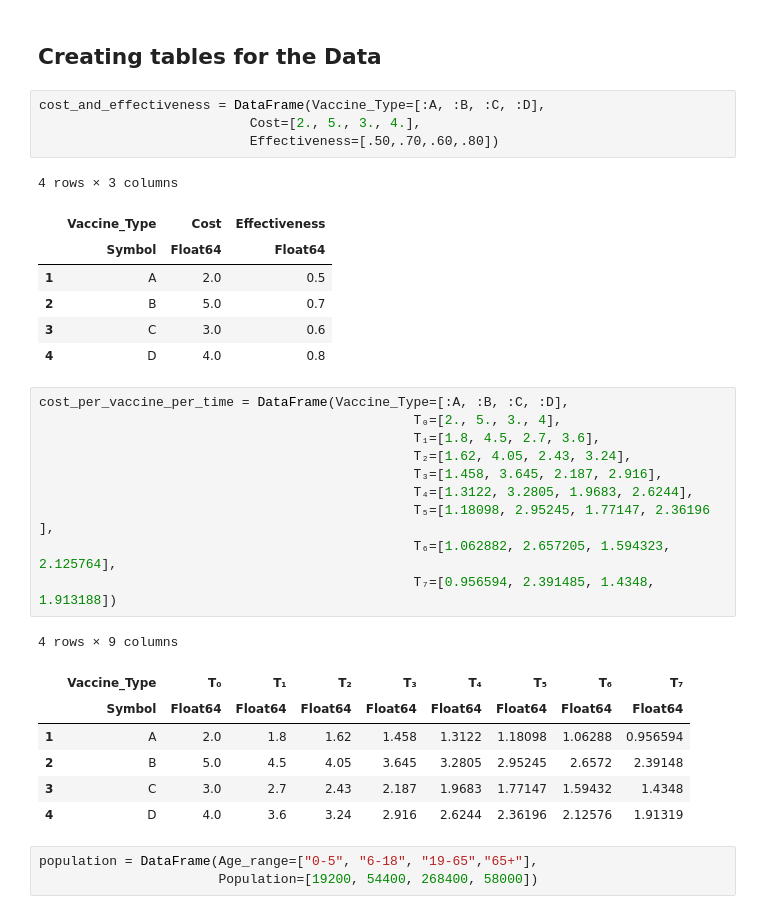
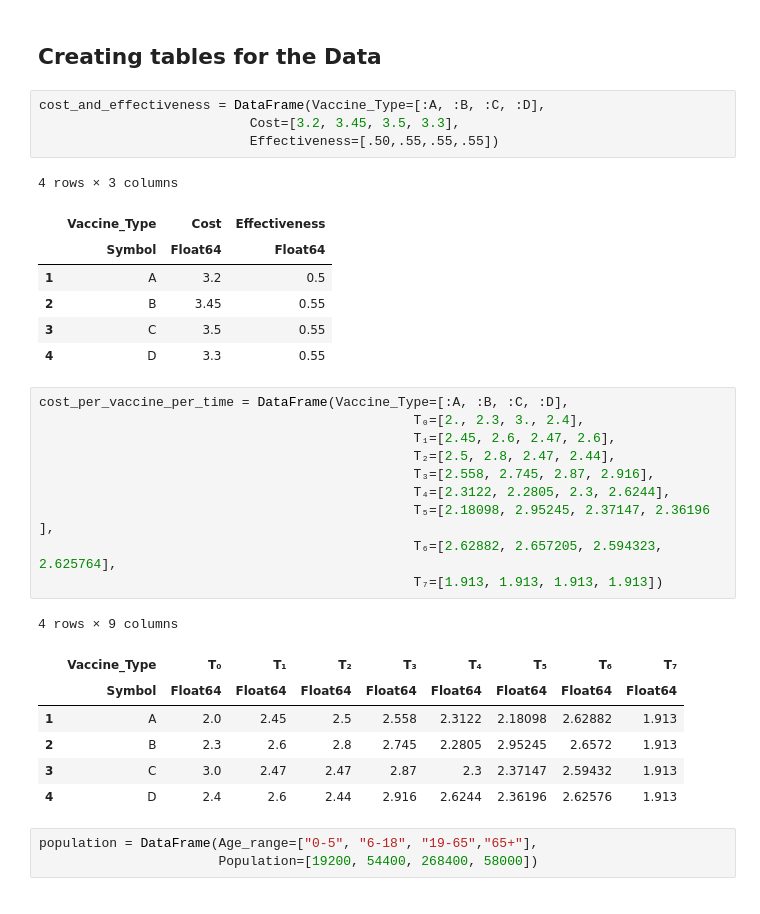
Before and after one commit to adubredu/dyn_project, a Jupyter notebook: tvilp.ipynb, the cells around one changed output. Drawn from its saved outputs; the diff is of its cells as text.

```diff
--- a/tvilp.ipynb
+++ b/tvilp.ipynb
@@ -8,34 +8,34 @@ using DataFrames
 ## Creating tables for the Data
 # %%
 cost_and_effectiveness = DataFrame(Vaccine_Type=[:A, :B, :C, :D],
-                           Cost=[2., 5., 3., 4.],
-                           Effectiveness=[.50,.70,.60,.80])
+                           Cost=[3.2, 3.45, 3.5, 3.3],
+                           Effectiveness=[.50,.55,.55,.55])
 # %% [output]
 4 rows × 3 columns
 |  | Vaccine_Type | Cost | Effectiveness |
 |  | Symbol | Float64 | Float64 |
-| 1 | A | 2.0 | 0.5 |
-| 2 | B | 5.0 | 0.7 |
-| 3 | C | 3.0 | 0.6 |
-| 4 | D | 4.0 | 0.8 |
+| 1 | A | 3.2 | 0.5 |
+| 2 | B | 3.45 | 0.55 |
+| 3 | C | 3.5 | 0.55 |
+| 4 | D | 3.3 | 0.55 |
 # %%
 cost_per_vaccine_per_time = DataFrame(Vaccine_Type=[:A, :B, :C, :D],
-                                                T₀=[2., 5., 3., 4],
-                                                T₁=[1.8, 4.5, 2.7, 3.6],
-                                                T₂=[1.62, 4.05, 2.43, 3.24],
-                                                T₃=[1.458, 3.645, 2.187, 2.916],
-                                                T₄=[1.3122, 3.2805, 1.9683, 2.6244],
-                                                T₅=[1.18098, 2.95245, 1.77147, 2.36196 ],
-                                                T₆=[1.062882, 2.657205, 1.594323, 2.125764],
-                                                T₇=[0.956594, 2.391485, 1.4348, 1.913188])
+                                                T₀=[2., 2.3, 3., 2.4],
+                                                T₁=[2.45, 2.6, 2.47, 2.6],
+                                                T₂=[2.5, 2.8, 2.47, 2.44],
+                                                T₃=[2.558, 2.745, 2.87, 2.916],
+                                                T₄=[2.3122, 2.2805, 2.3, 2.6244],
+                                                T₅=[2.18098, 2.95245, 2.37147, 2.36196 ],
+                                                T₆=[2.62882, 2.657205, 2.594323, 2.625764],
+                                                T₇=[1.913, 1.913, 1.913, 1.913])
 # %% [output]
 4 rows × 9 columns
 |  | Vaccine_Type | T₀ | T₁ | T₂ | T₃ | T₄ | T₅ | T₆ | T₇ |
 |  | Symbol | Float64 | Float64 | Float64 | Float64 | Float64 | Float64 | Float64 | Float64 |
-| 1 | A | 2.0 | 1.8 | 1.62 | 1.458 | 1.3122 | 1.18098 | 1.06288 | 0.956594 |
-| 2 | B | 5.0 | 4.5 | 4.05 | 3.645 | 3.2805 | 2.95245 | 2.6572 | 2.39148 |
-| 3 | C | 3.0 | 2.7 | 2.43 | 2.187 | 1.9683 | 1.77147 | 1.59432 | 1.4348 |
-| 4 | D | 4.0 | 3.6 | 3.24 | 2.916 | 2.6244 | 2.36196 | 2.12576 | 1.91319 |
+| 1 | A | 2.0 | 2.45 | 2.5 | 2.558 | 2.3122 | 2.18098 | 2.62882 | 1.913 |
+| 2 | B | 2.3 | 2.6 | 2.8 | 2.745 | 2.2805 | 2.95245 | 2.6572 | 1.913 |
+| 3 | C | 3.0 | 2.47 | 2.47 | 2.87 | 2.3 | 2.37147 | 2.59432 | 1.913 |
+| 4 | D | 2.4 | 2.6 | 2.44 | 2.916 | 2.6244 | 2.36196 | 2.62576 | 1.913 |
 # %%
 population = DataFrame(Age_range=["0-5", "6-18", "19-65","65+"],
                        Population=[19200, 54400, 268400, 58000])
```
Also changed, not shown: parts of 5 cells of this notebook, 2 other files.
